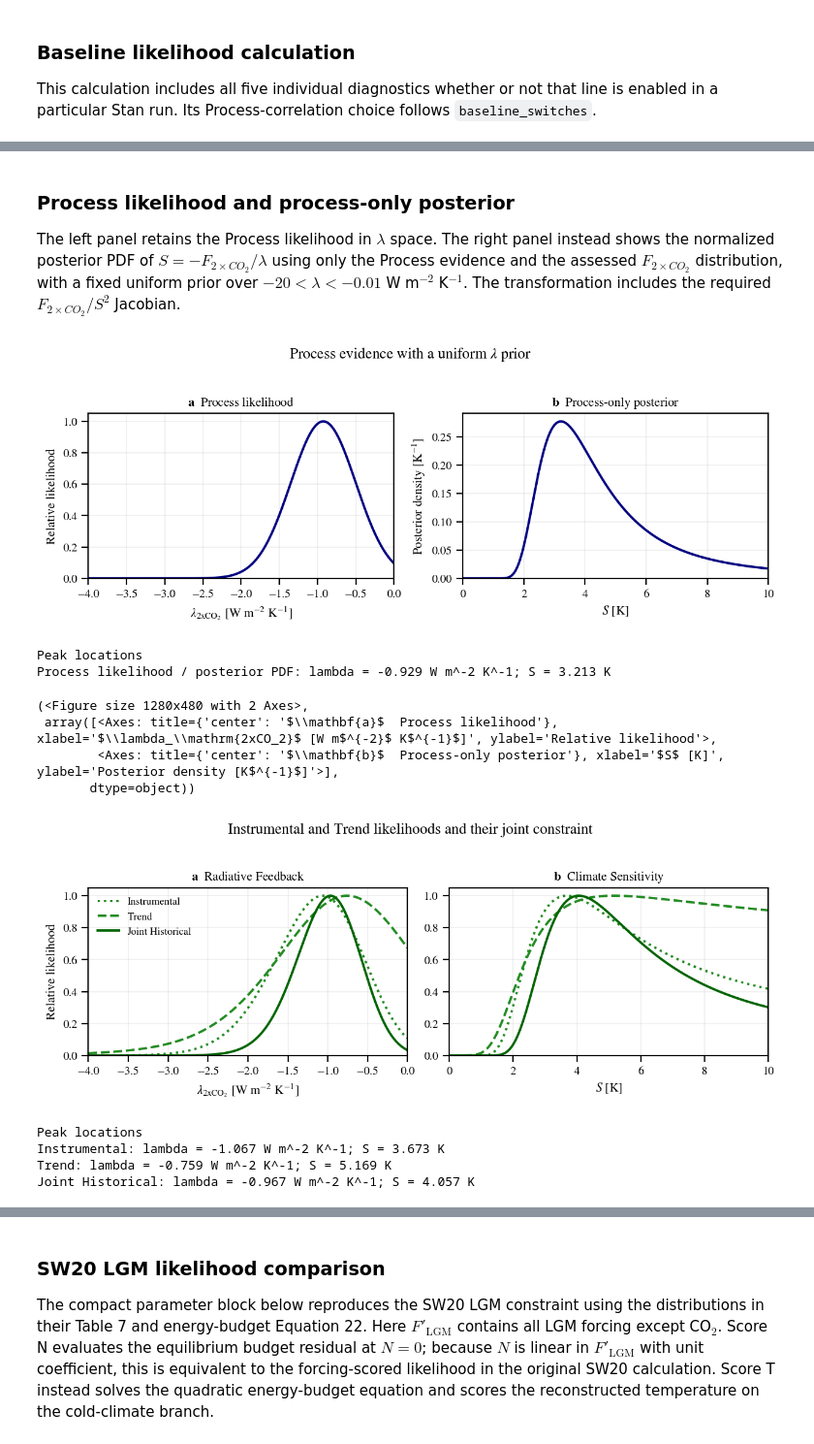
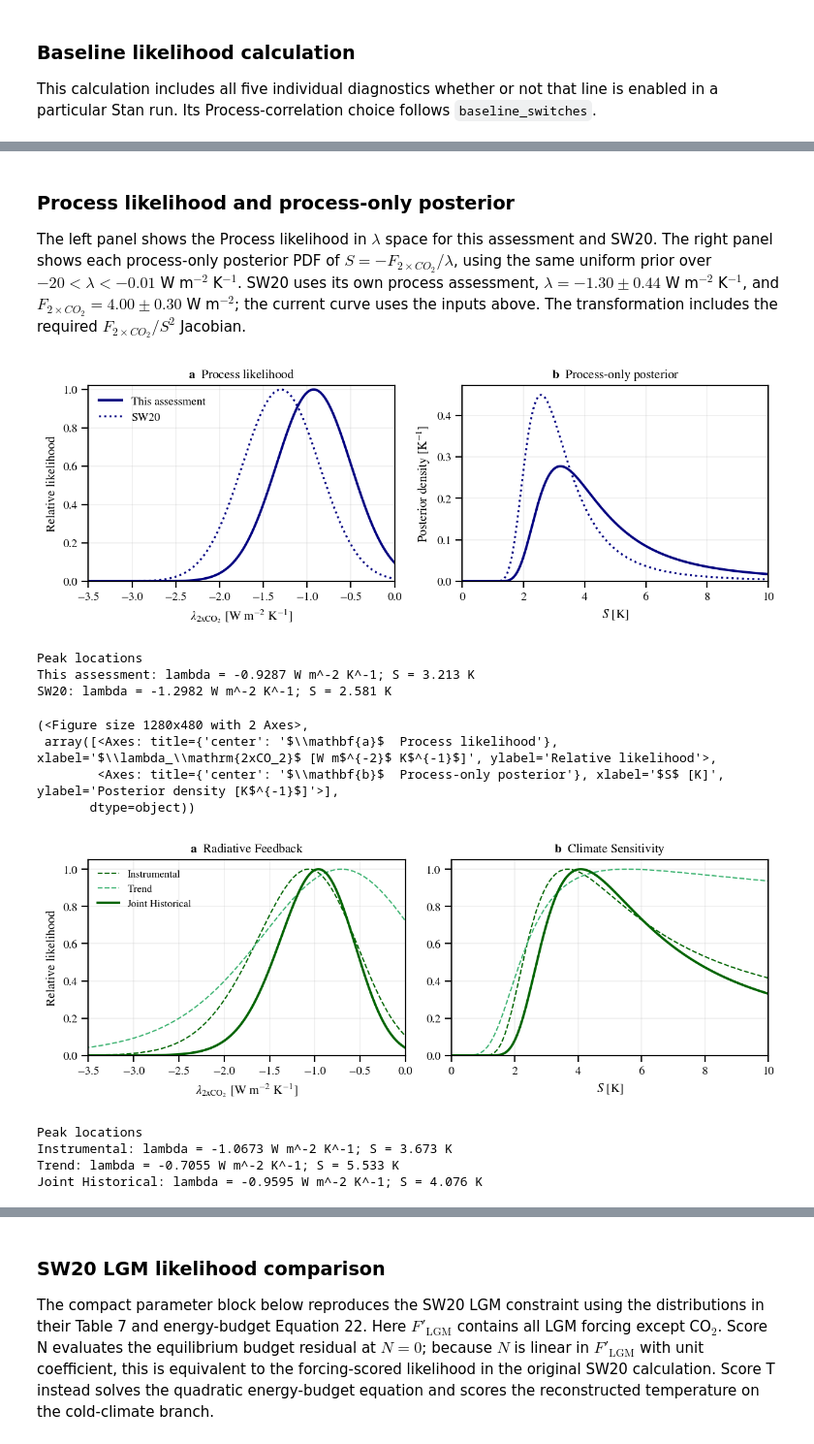
Before and after one commit to vtcooper/bayecs, a Jupyter notebook: community_ecs.ipynb, the cells around one changed output, grey strips where cells are left out. Shown at 97% size. Saved outputs shown, nothing was run; the diff lists cells and outputs as text; code cells hidden in the pictures.

Commit message:
drafting figures, including cmip output and likelihoods

```diff
--- a/community_ecs.ipynb
+++ b/community_ecs.ipynb
@@ -202,7 +202,7 @@ mu_F_anthro_aerosol_trend = 0.200
 sig_F_anthro_aerosol_instrumental = 0.342
 sig_F_anthro_aerosol_trend_ensemble = 0.143
 sig_F_anthro_aerosol_trend_structural = 0.10
-rho_F_anthro_aerosol_struct_instrumental = -0.5043638097
+rho_F_anthro_aerosol_struct_instrumental = -0.5043638097 # pearson's r
 sig_F_anthro_aerosol_trend = np.sqrt(
     sig_F_anthro_aerosol_trend_ensemble**2
     + sig_F_anthro_aerosol_trend_structural**2
@@ -229,7 +229,7 @@ cov_F_anthro_aerosol_instrumental_trend = (
         aerosol_structural_covariance_mode
     ]
 )
-cov_F_other_instrumental_trend = 0.00108444987
+cov_F_other_instrumental_trend = 0.00108444987 # pearson's r =
 
 base_inputs = {
     # Shared forcing
@@ -246,7 +246,7 @@ base_inputs = {
     "sig_lambda": process_lamb_sig,
 
     # Instrumental evidence
-    "mu_T_instrumental": 1.09,
+    "mu_T_instrumental": 1.089, # mean of Thorne
     "sig_T_instrumental": np.sqrt(0.08**2 + 0.07**2), ## observational + internal variability
     "mu_N_instrumental": 0.81,
     "sig_N_instrumental": 0.20,
@@ -269,11 +269,11 @@ base_inputs = {
         cov_F_anthro_aerosol_instrumental_trend
     ),
     "cov_F_other_instrumental_trend": cov_F_other_instrumental_trend,
-    "mu_T_trend": 0.297,
-    "sig_T_trend": 0.071,
+    "mu_T_trend": 0.312,
+    "sig_T_trend": 0.071, #(0.016**2 + 0.0694**2)**0.5; # thorne + nicholls cmip6 kuma-weighted 46 models
     "mu_N_trend": 0.452,
-    "sig_N_trend": 0.161,
-    "cov_TN_trend": -0.00297,
+    "sig_N_trend": 0.190, # 0.161**2 + 0.1**2; # OLS annual + raghuraman 2021; nicholls IV is 0.09, no need to inflate
+    "cov_TN_trend": -0.000674, # nicholls kuma weighted 46; #-0.00297, CESM2 and MPI only
     "mu_dlambda_trend": 0.0,
     "sig_dlambda_trend": 0.30,
 
@@ -870,7 +868,7 @@ if results:
         # ax.set_title(ax.get_title(), loc="left")
     axs[1].legend(frameon=False, fontsize="small")
 
-    axs[0].set_xlim(-2.5,0)
+    axs[0].set_xlim(-2.,0)
     axs[1].set_xlim(0,10)
     plt.tight_layout()
     plt.show()
@@ -902,8 +900,8 @@ quasi_independent_evidence = ("Process", "Joint Historical", "Joint paleo")
 
 likelihood_styles = {
     "Process": dict(color="navy", ls="-"),
-    "Instrumental": dict(color="forestgreen", ls=":"),
-    "Trend": dict(color="forestgreen", ls="--"),
+    "Instrumental": dict(color='darkgreen', ls="-"),
+    "Trend": dict(color='mediumseagreen', ls="-"),
     "Joint Historical": dict(color="darkgreen", ls="-"),
     "LGM": dict(color="royalblue", ls="-"),
     "Pliocene": dict(color="darkorange", ls="-"),
@@ -1567,24 +1581,45 @@ Pliocene: lambda = -1.468 W m^-2 K^-1; S = 2.676 K
 # %% [markdown]
 ### Process likelihood and process-only posterior
 
-The left panel retains the Process likelihood in $\lambda$ space. The right panel instead shows the normalized posterior PDF of $S=-F_{2\times CO_2}/\lambda$ using only the Process evidence and the assessed $F_{2\times CO_2}$ distribution, with a fixed uniform prior over $-20 < \lambda < -0.01$ W m$^{-2}$ K$^{-1}$. The transformation includes the required $F_{2\times CO_2}/S^2$ Jacobian.
+The left panel shows the Process likelihood in $\lambda$ space for this assessment and SW20. The right panel shows each process-only posterior PDF of $S=-F_{2\times CO_2}/\lambda$, using the same uniform prior over $-20 < \lambda < -0.01$ W m$^{-2}$ K$^{-1}$. SW20 uses its own process assessment, $\lambda=-1.30\pm0.44$ W m$^{-2}$ K$^{-1}$, and $F_{2\times CO_2}=4.00\pm0.30$ W m$^{-2}$; the current curve uses the inputs above. The transformation includes the required $F_{2\times CO_2}/S^2$ Jacobian.
 # %%
+process_lambda_prior_bounds = (-20.0, -0.01)
 process_only_posterior = calculate_process_only_posterior(
     likelihood_results["baseline"],
-    lambda_prior_bounds=(-20.0, -0.01),
+    lambda_prior_bounds=process_lambda_prior_bounds,
     process_correlation=bool(
         baseline_switches["use_lambda_F2x_correlation"]
     ),
 )
 
+## SW20 process feedback and doubled-CO2 ERF (Table 1).
+## Apply the same uniform-lambda prior to both assessments.
+sw20_process_result = {
+    "lambda_grid": likelihood_results["baseline"]["lambda_grid"],
+    "S_grid": likelihood_results["baseline"]["S_grid"],
+    "data": {
+        **likelihood_results["baseline"]["data"],
+        "mu_lambda": -1.30, "sig_lambda": 0.44,
+        "erf_2x": 4.00, "sig_F2xCO2": 0.30,
+        "rho_lambda_F2x": 0.0,
+    },
+}
+sw20_process_only_posterior = calculate_process_only_posterior(
+    sw20_process_result,
+    lambda_prior_bounds=process_lambda_prior_bounds,
+    process_correlation=False,
+)
+
 plot_process_likelihood_and_posterior(
     process_only_posterior,
-    title=r"Process evidence with a uniform $\lambda$ prior",
+    sw20_result=sw20_process_only_posterior,
+    title=""#r"Process evidence with a uniform $\lambda$ prior",
 )
 # %% [output]
-[figure, old version]
+[figure, new version]
 Peak locations
-Process likelihood / posterior PDF: lambda = -0.929 W m^-2 K^-1; S = 3.213 K
+This assessment: lambda = -0.9287 W m^-2 K^-1; S = 3.213 K
+SW20: lambda = -1.2982 W m^-2 K^-1; S = 2.581 K
 (<Figure size 1280x480 with 2 Axes>,
  array([<Axes: title={'center': '$\\mathbf{a}$  Process likelihood'}, xlabel='$\\lambda_\\mathrm{2xCO_2}$ [W m$^{-2}$ K$^{-1}$]', ylabel='Relative likelihood'>,
         <Axes: title={'center': '$\\mathbf{b}$  Process-only posterior'}, xlabel='$S$ [K]', ylabel='Posterior density [K$^{-1}$]'>],
@@ -1596,15 +1631,17 @@ Process likelihood / posterior PDF: lambda = -0.929 W m^-2 K^-1; S = 3.213 K
 plot_likelihoods(
     likelihood_results["baseline"],
     evidence=instrumental_trend_evidence,
-    title="Instrumental and Trend likelihoods and their joint constraint",
+    styles={name: {"ls": "--", "lw": 1.}
+            for name in instrumental_trend_evidence[:-1]},
+    title=""#"Instrumental and Trend likelihoods and their joint constraint",
 )
 plt.show()
 # %% [output]
-[figure, old version]
+[figure, new version]
 Peak locations
-Instrumental: lambda = -1.067 W m^-2 K^-1; S = 3.673 K
-Trend: lambda = -0.759 W m^-2 K^-1; S = 5.169 K
-Joint Historical: lambda = -0.967 W m^-2 K^-1; S = 4.057 K
+Instrumental: lambda = -1.0673 W m^-2 K^-1; S = 3.673 K
+Trend: lambda = -0.7055 W m^-2 K^-1; S = 5.533 K
+Joint Historical: lambda = -0.9595 W m^-2 K^-1; S = 4.076 K
 # %%
 # Joint paleo uses shared F_2xCO2 draws and the assessed
 # LGM-Pliocene pattern-effect correlation. It is not L_LGM * L_Pliocene.
```
Also changed, not shown: parts of 19 cells of this notebook, 1 other file.
